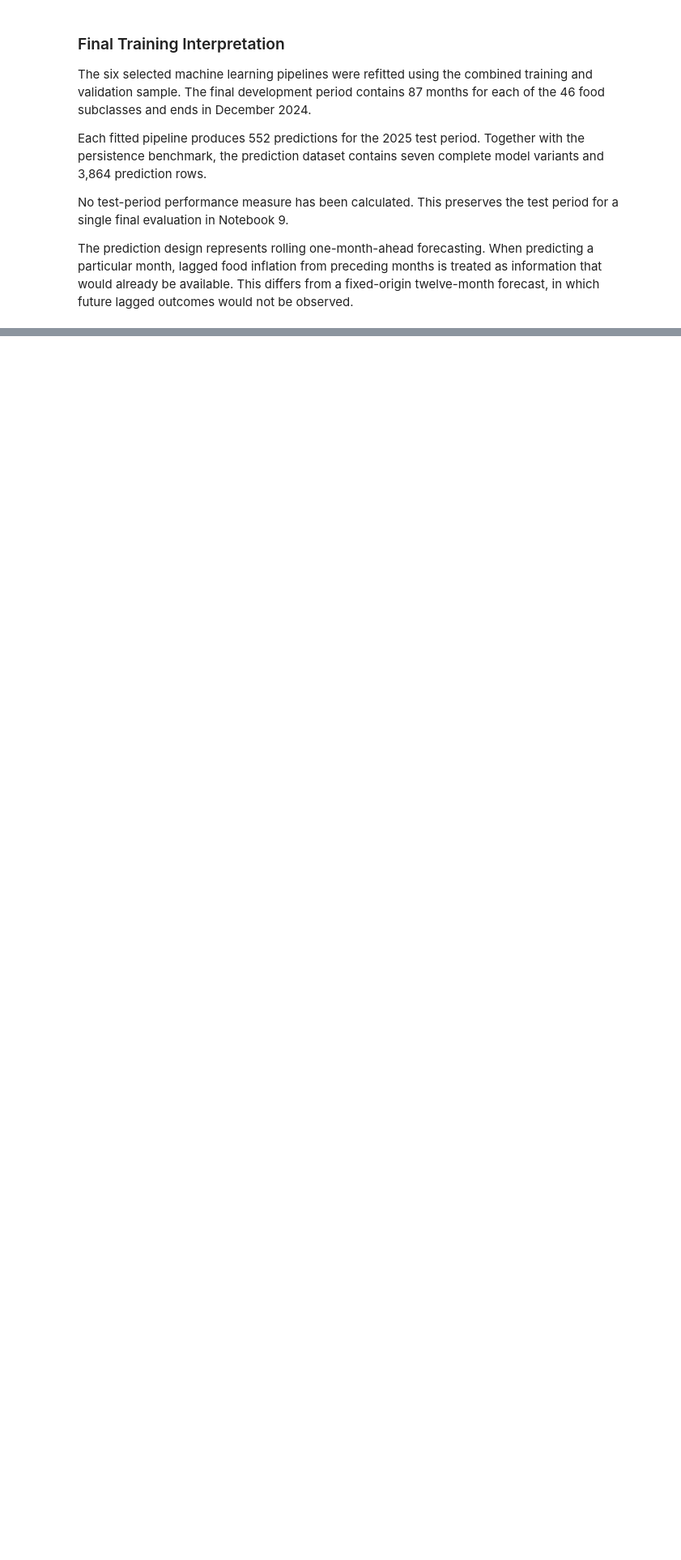
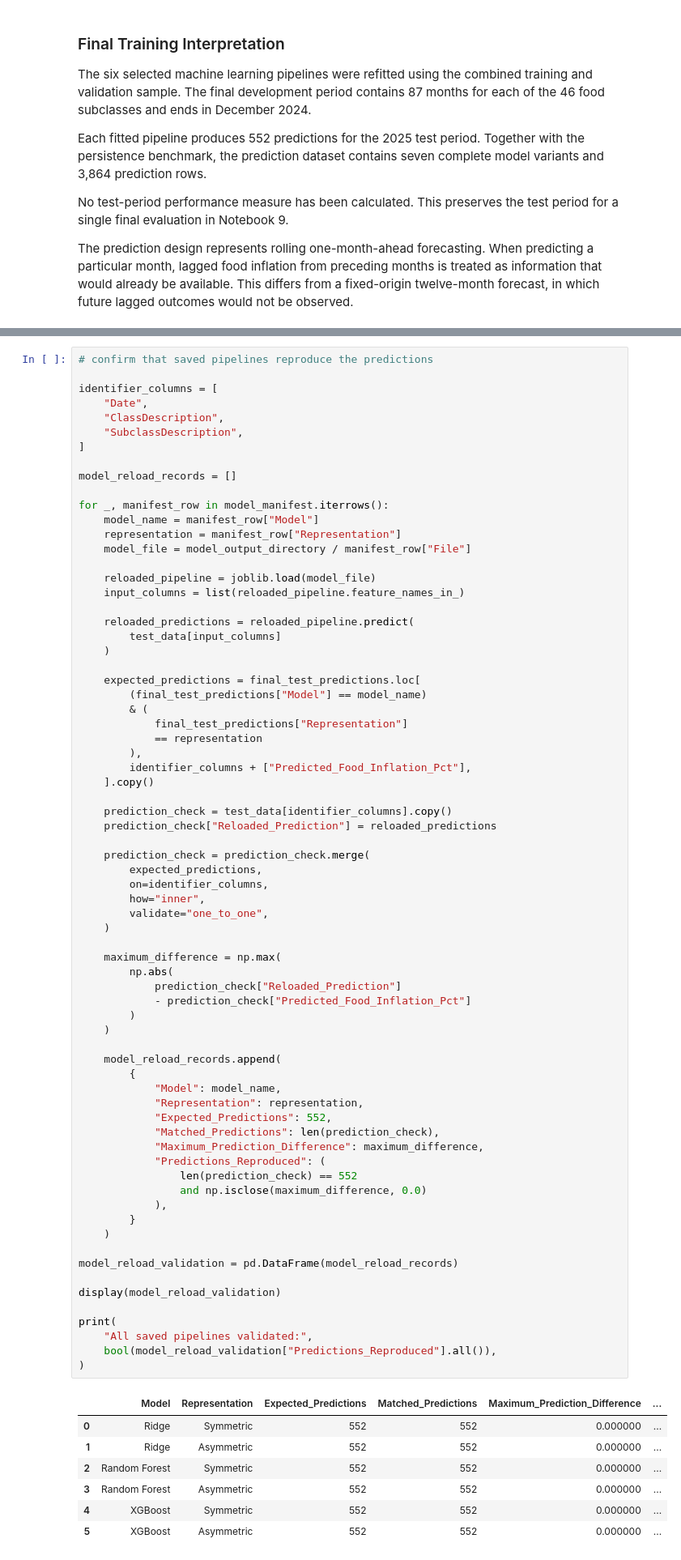
Before and after one commit to MasindiManaga/ERPT_ML_Research, a Jupyter notebook: notebooks/08_Machine_Learning_Modelling.ipynb, the cells around one changed output, grey strips where cells are left out. Shown at 81% size. Cells and saved outputs as stored; diff of their text form; blank space fills up the shorter version.

```diff
--- a/notebooks/08_Machine_Learning_Modelling.ipynb
+++ b/notebooks/08_Machine_Learning_Modelling.ipynb
@@ -1833,0 +2171,79 @@ The prediction design represents rolling one-month-ahead forecasting. When predi
+# %%
+# confirm that saved pipelines reproduce the predictions
+
+identifier_columns = [
+    "Date",
+    "ClassDescription",
+    "SubclassDescription",
+]
+
+model_reload_records = []
+
+for _, manifest_row in model_manifest.iterrows():
+    model_name = manifest_row["Model"]
+    representation = manifest_row["Representation"]
+    model_file = model_output_directory / manifest_row["File"]
+
+    reloaded_pipeline = joblib.load(model_file)
+    input_columns = list(reloaded_pipeline.feature_names_in_)
+
+    reloaded_predictions = reloaded_pipeline.predict(
+        test_data[input_columns]
+    )
+
+    expected_predictions = final_test_predictions.loc[
+        (final_test_predictions["Model"] == model_name)
+        & (
+            final_test_predictions["Representation"]
+            == representation
+        ),
+        identifier_columns + ["Predicted_Food_Inflation_Pct"],
+    ].copy()
+
+    prediction_check = test_data[identifier_columns].copy()
+    prediction_check["Reloaded_Prediction"] = reloaded_predictions
+
+    prediction_check = prediction_check.merge(
+        expected_predictions,
+        on=identifier_columns,
+        how="inner",
+        validate="one_to_one",
+    )
+
+    maximum_difference = np.max(
+        np.abs(
+            prediction_check["Reloaded_Prediction"]
+            - prediction_check["Predicted_Food_Inflation_Pct"]
+        )
+    )
+
+    model_reload_records.append(
+        {
+            "Model": model_name,
+            "Representation": representation,
+            "Expected_Predictions": 552,
+            "Matched_Predictions": len(prediction_check),
+            "Maximum_Prediction_Difference": maximum_difference,
+            "Predictions_Reproduced": (
+                len(prediction_check) == 552
+                and np.isclose(maximum_difference, 0.0)
+            ),
+        }
+    )
+
+model_reload_validation = pd.DataFrame(model_reload_records)
+
+display(model_reload_validation)
+
+print(
+    "All saved pipelines validated:",
+    bool(model_reload_validation["Predictions_Reproduced"].all()),
+)
+# %% [output]
+|  | Model | Representation | Expected_Predictions | Matched_Predictions | Maximum_Prediction_Difference | ... |
+| 0 | Ridge | Symmetric | 552 | 552 | 0.000000 | ... |
+| 1 | Ridge | Asymmetric | 552 | 552 | 0.000000 | ... |
+| 2 | Random Forest | Symmetric | 552 | 552 | 0.000000 | ... |
+| 3 | Random Forest | Asymmetric | 552 | 552 | 0.000000 | ... |
+| 4 | XGBoost | Symmetric | 552 | 552 | 0.000000 | ... |
+| 5 | XGBoost | Asymmetric | 552 | 552 | 0.000000 | ... |
```
Also changed, not shown: parts of 5 cells of this notebook.
